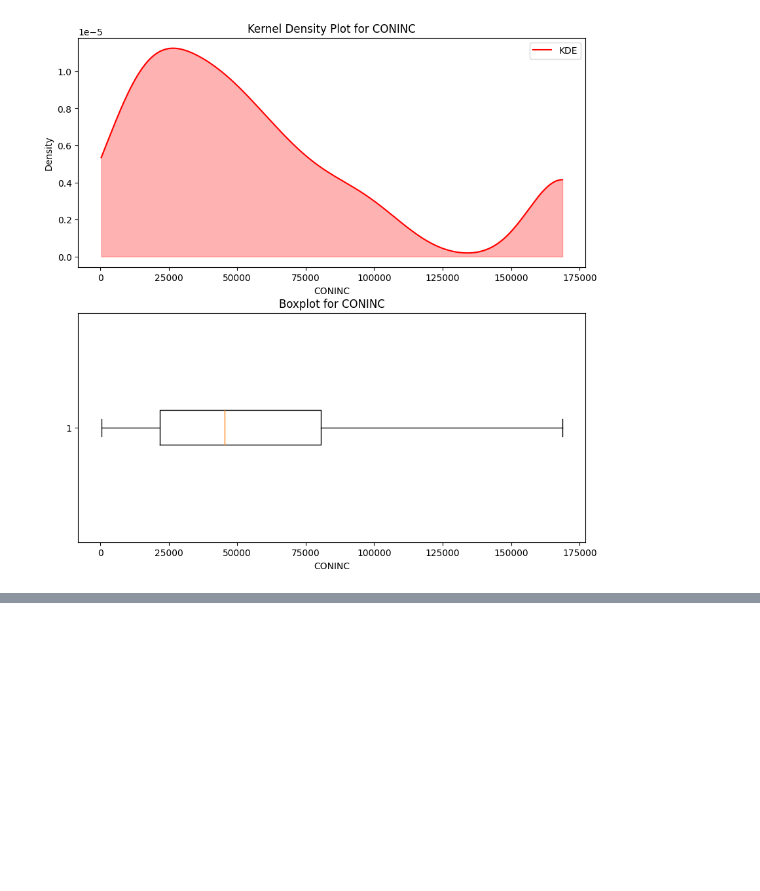
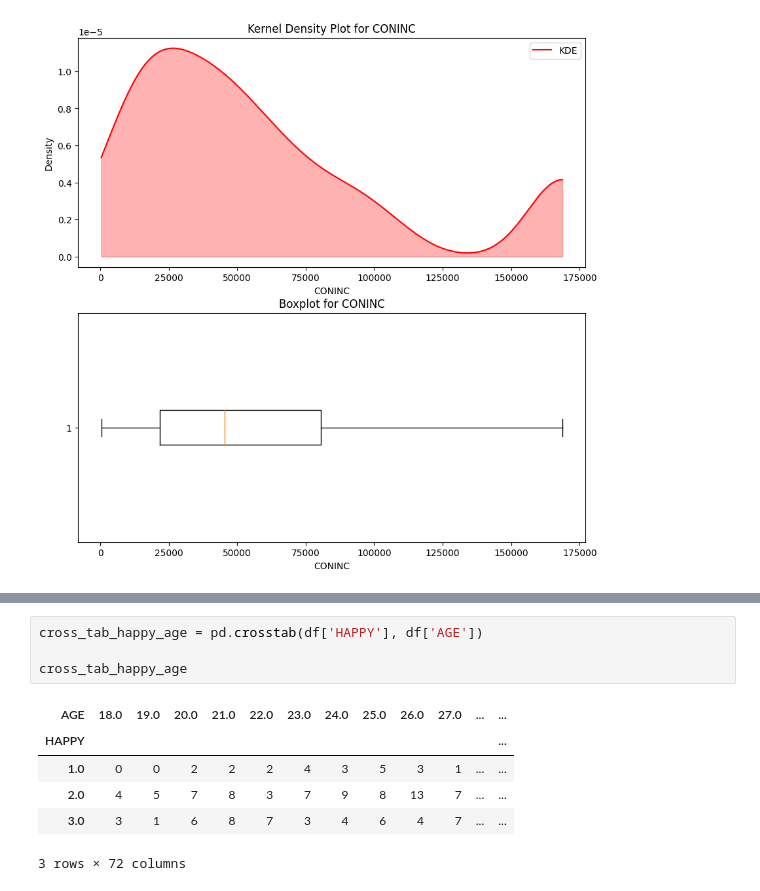
Before and after one commit to DS3001/group16, a Jupyter notebook: eda.ipynb, the cells around one changed output, grey strips where cells are left out. Cells and saved outputs as stored; diff of their text form; blank space fills up the shorter version.

```diff
--- a/eda.ipynb
+++ b/eda.ipynb
@@ -118,0 +135,11 @@ plt.show()
+# %%
+cross_tab_happy_age = pd.crosstab(df['HAPPY'], df['AGE'])
+
+cross_tab_happy_age
+# %% [output]
+| AGE | 18.0 | 19.0 | 20.0 | 21.0 | 22.0 | 23.0 | 24.0 | 25.0 | 26.0 | 27.0 | ... | ... |
+| HAPPY |  |  |  |  |  |  |  |  |  |  |  | ... |
+| 1.0 | 0 | 0 | 2 | 2 | 2 | 4 | 3 | 5 | 3 | 1 | ... | ... |
+| 2.0 | 4 | 5 | 7 | 8 | 3 | 7 | 9 | 8 | 13 | 7 | ... | ... |
+| 3.0 | 3 | 1 | 6 | 8 | 7 | 3 | 4 | 6 | 4 | 7 | ... | ... |
+3 rows × 72 columns
```
Also changed, not shown: parts of 2 cells of this notebook.
